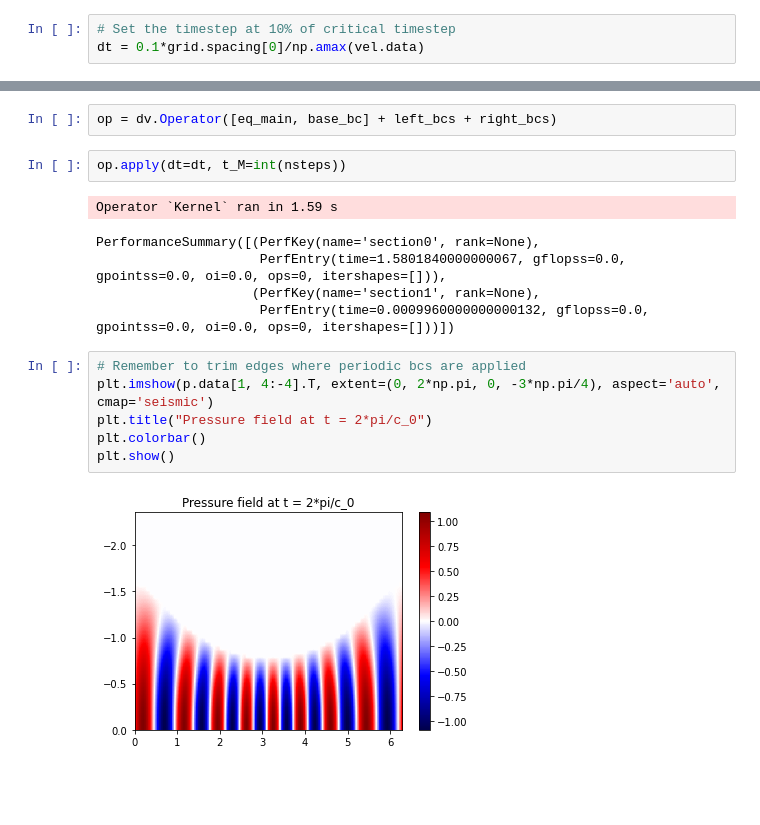
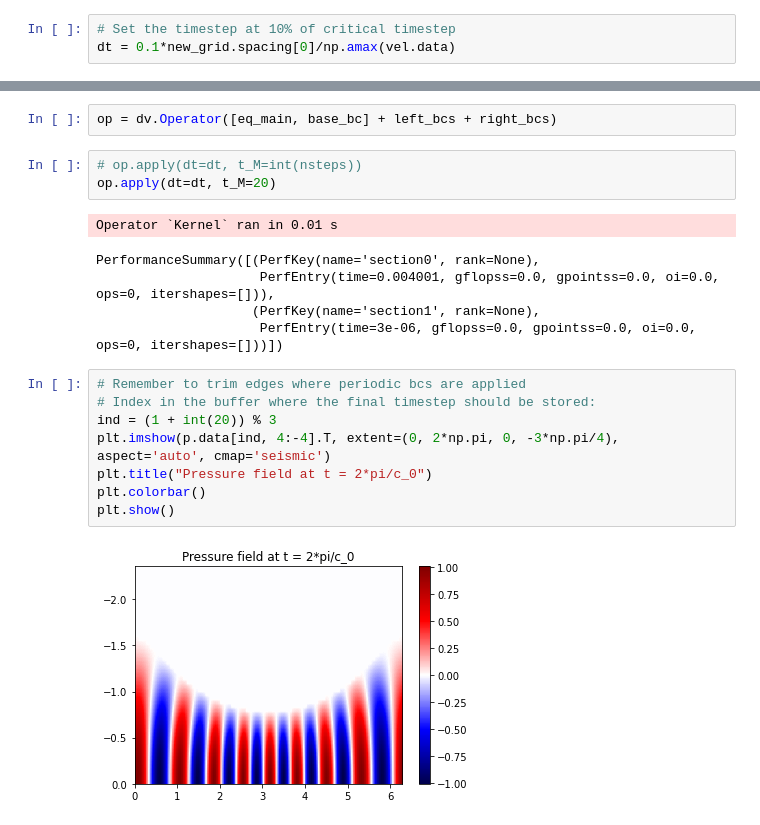
Before and after one commit to devitocodes/schism, a Jupyter notebook: examples/8_2nd-order_acoustic_exact_solution_comparison.ipynb, the cells around one changed output, grey strips where cells are left out. Saved outputs shown, nothing was run; the diff lists cells and outputs as text; blank space fills up the shorter version.

```diff
--- a/examples/8_2nd-order_acoustic_exact_solution_comparison.ipynb
+++ b/examples/8_2nd-order_acoustic_exact_solution_comparison.ipynb
@@ -166,7 +165,7 @@ plt.show()
 [figure]
 # %%
 # Set the timestep at 10% of critical timestep
-dt = 0.1*grid.spacing[0]/np.amax(vel.data)
+dt = 0.1*new_grid.spacing[0]/np.amax(vel.data)
 # %%
 # Set up the TimeFunction
 import devito as dv
@@ -263,19 +264,22 @@ Data(4320.00012567)
 # %%
 op = dv.Operator([eq_main, base_bc] + left_bcs + right_bcs)
 # %%
-op.apply(dt=dt, t_M=int(nsteps))
+# op.apply(dt=dt, t_M=int(nsteps))
+op.apply(dt=dt, t_M=20)
 # %% [output]
-Operator `Kernel` ran in 1.59 s
+Operator `Kernel` ran in 0.01 s
 PerformanceSummary([(PerfKey(name='section0', rank=None),
-                     PerfEntry(time=1.5801840000000067, gflopss=0.0, gpointss=0.0, oi=0.0, ops=0, itershapes=[])),
+                     PerfEntry(time=0.004001, gflopss=0.0, gpointss=0.0, oi=0.0, ops=0, itershapes=[])),
                     (PerfKey(name='section1', rank=None),
-                     PerfEntry(time=0.0009960000000000132, gflopss=0.0, gpointss=0.0, oi=0.0, ops=0, itershapes=[]))])
+                     PerfEntry(time=3e-06, gflopss=0.0, gpointss=0.0, oi=0.0, ops=0, itershapes=[]))])
 # %%
 # Remember to trim edges where periodic bcs are applied
-plt.imshow(p.data[1, 4:-4].T, extent=(0, 2*np.pi, 0, -3*np.pi/4), aspect='auto', cmap='seismic')
+# Index in the buffer where the final timestep should be stored:
+ind = (1 + int(20)) % 3
+plt.imshow(p.data[ind, 4:-4].T, extent=(0, 2*np.pi, 0, -3*np.pi/4), aspect='auto', cmap='seismic')
 plt.title("Pressure field at t = 2*pi/c_0")
 plt.colorbar()
 plt.show()
 # %% [output]
-[figure, old version]
+[figure, new version]
 # %%
```
Also changed, not shown: parts of 7 cells of this notebook.
